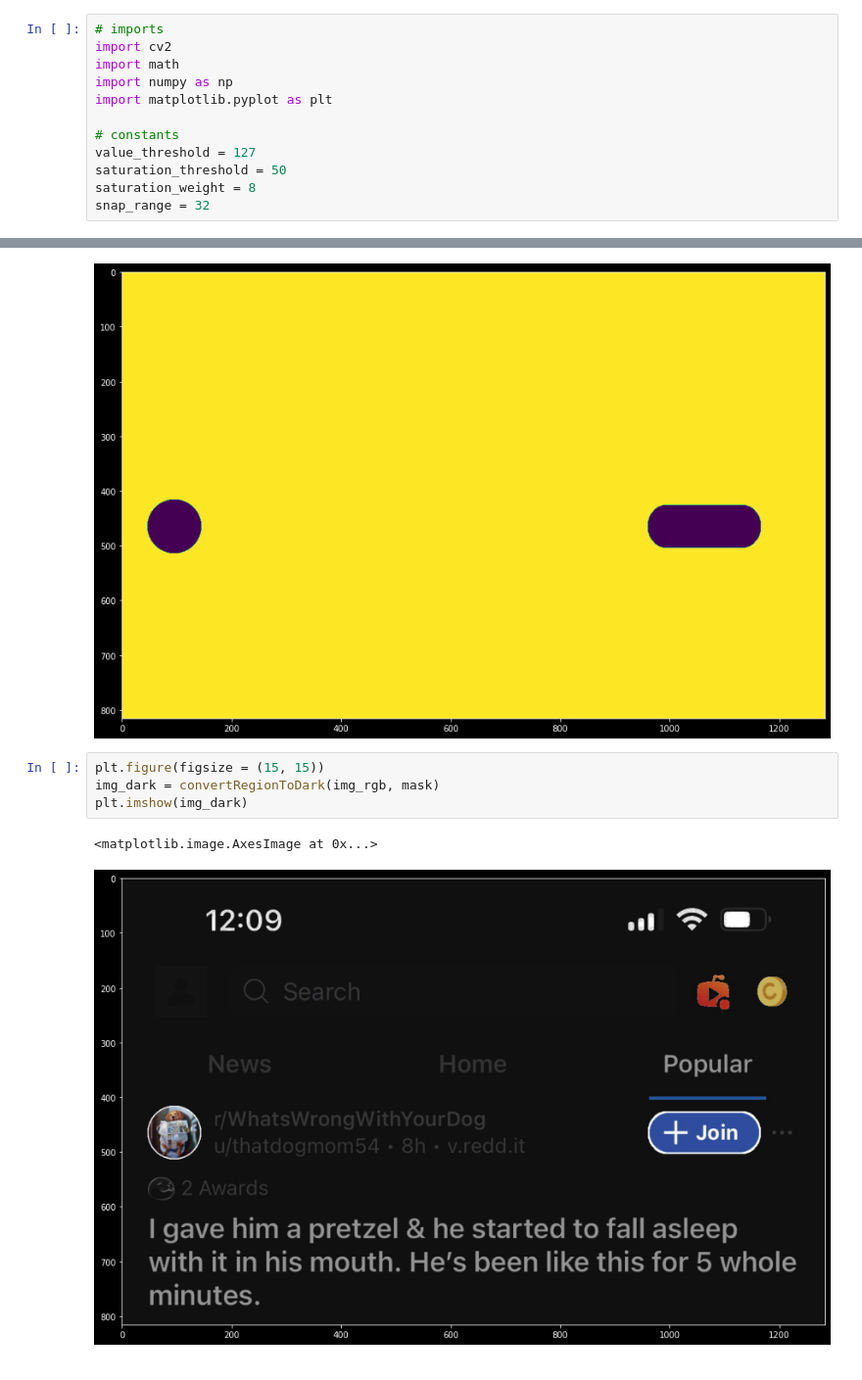
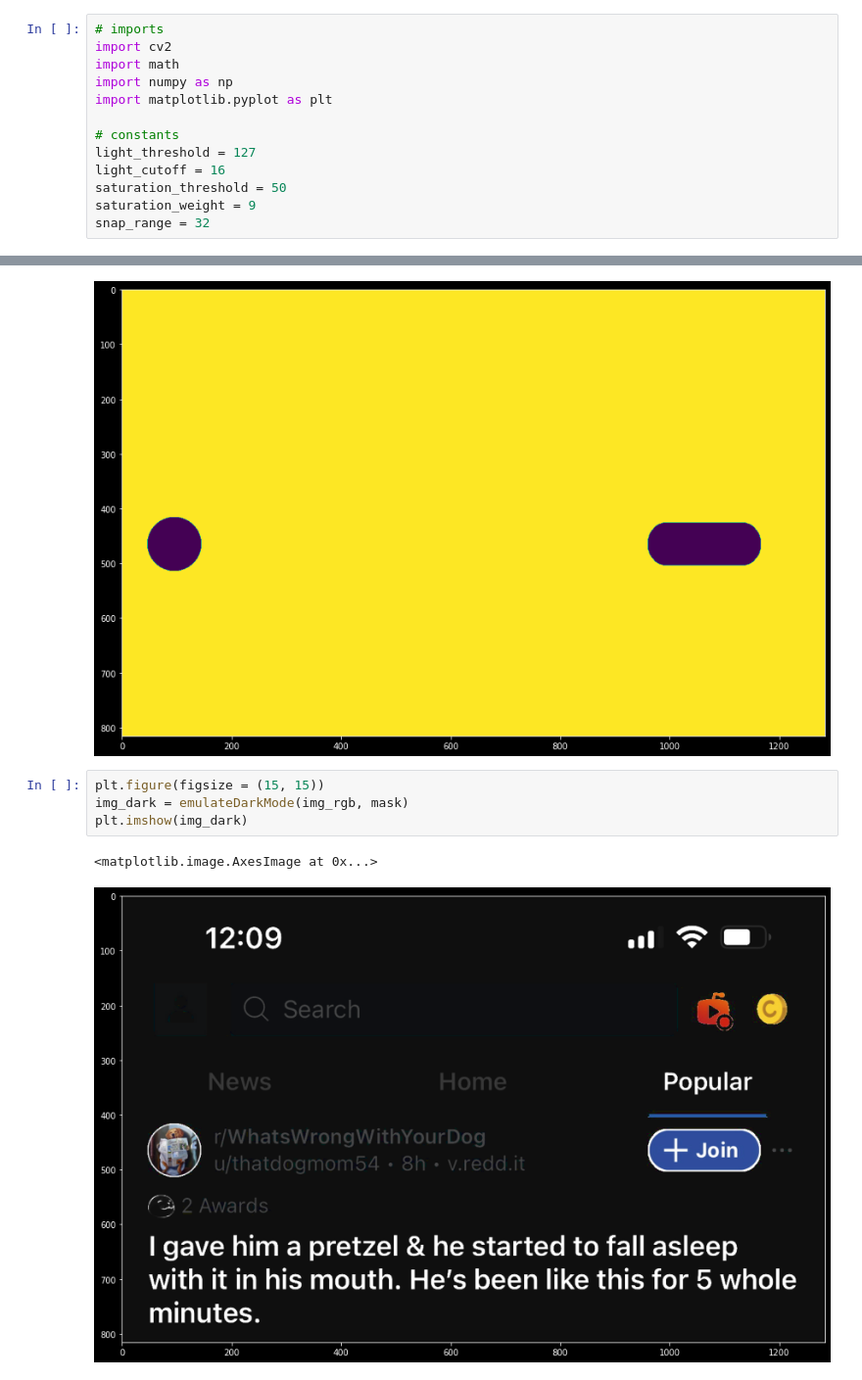
Before and after one commit to friedliver/smart-accessibility-modes-for-mobile-display, a Jupyter notebook: implementation/color-change.ipynb, the cells around one changed output, grey strips where cells are left out. Shown at 98% size. Cells and saved outputs as stored; diff of their text form.

```diff
--- a/implementation/color-change.ipynb
+++ b/implementation/color-change.ipynb
@@ -6,9 +6,10 @@ import numpy as np
 import matplotlib.pyplot as plt
 
 # constants
-value_threshold = 127
+light_threshold = 127
+light_cutoff = 16
 saturation_threshold = 50
-saturation_weight = 8
+saturation_weight = 9
 snap_range = 32
 # %%
 def generateMockMask(mask_path):
@@ -74,10 +102,10 @@ plt.imshow(mask)
 [figure]
 # %%
 plt.figure(figsize = (15, 15))
-img_dark = convertRegionToDark(img_rgb, mask)
+img_dark = emulateDarkMode(img_rgb, mask)
 plt.imshow(img_dark)
 # %% [output]
 <matplotlib.image.AxesImage at 0x...>
-[figure, old version]
+[figure, new version]
 # %%
 plt.figure(figsize = (15, 15))
```
Also changed, not shown: parts of 3 cells of this notebook.
